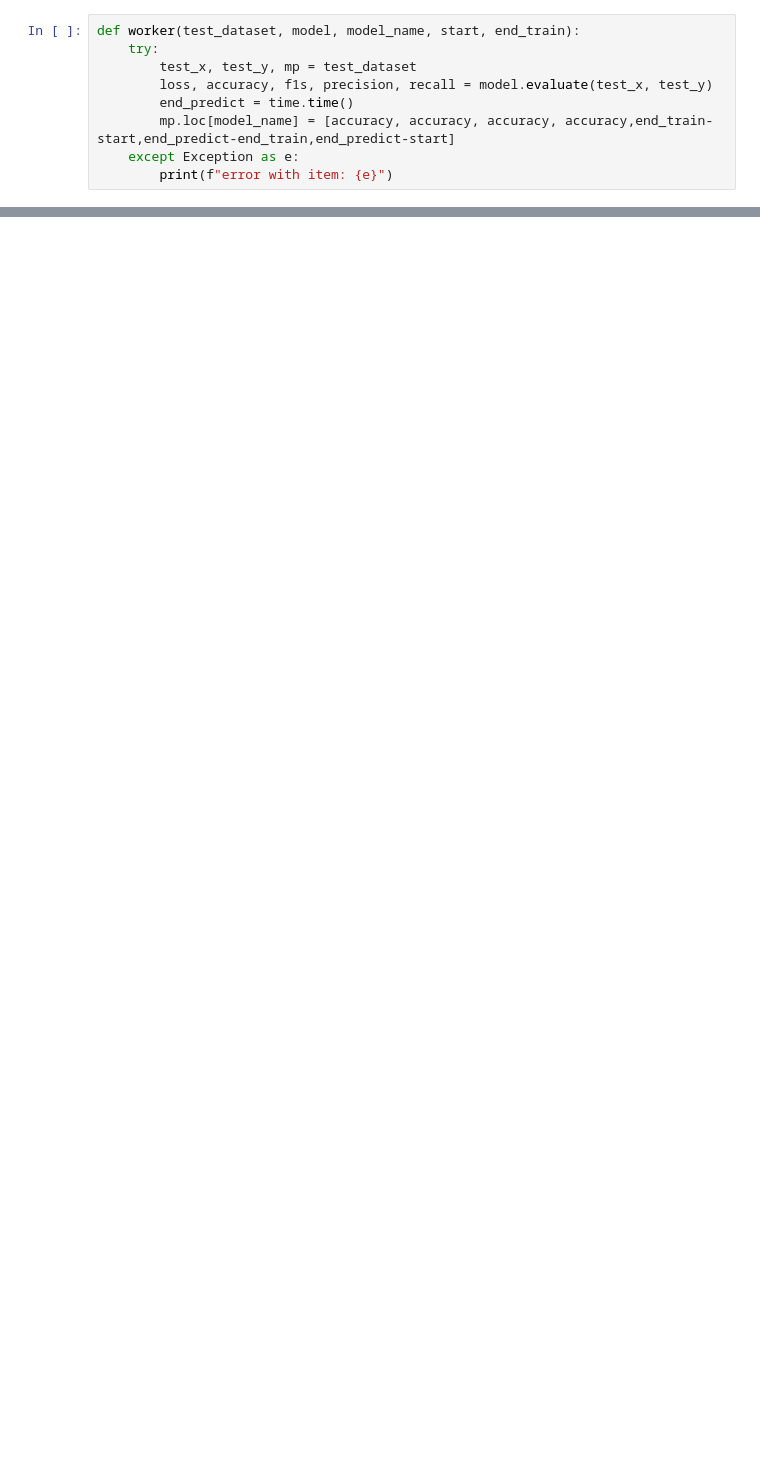
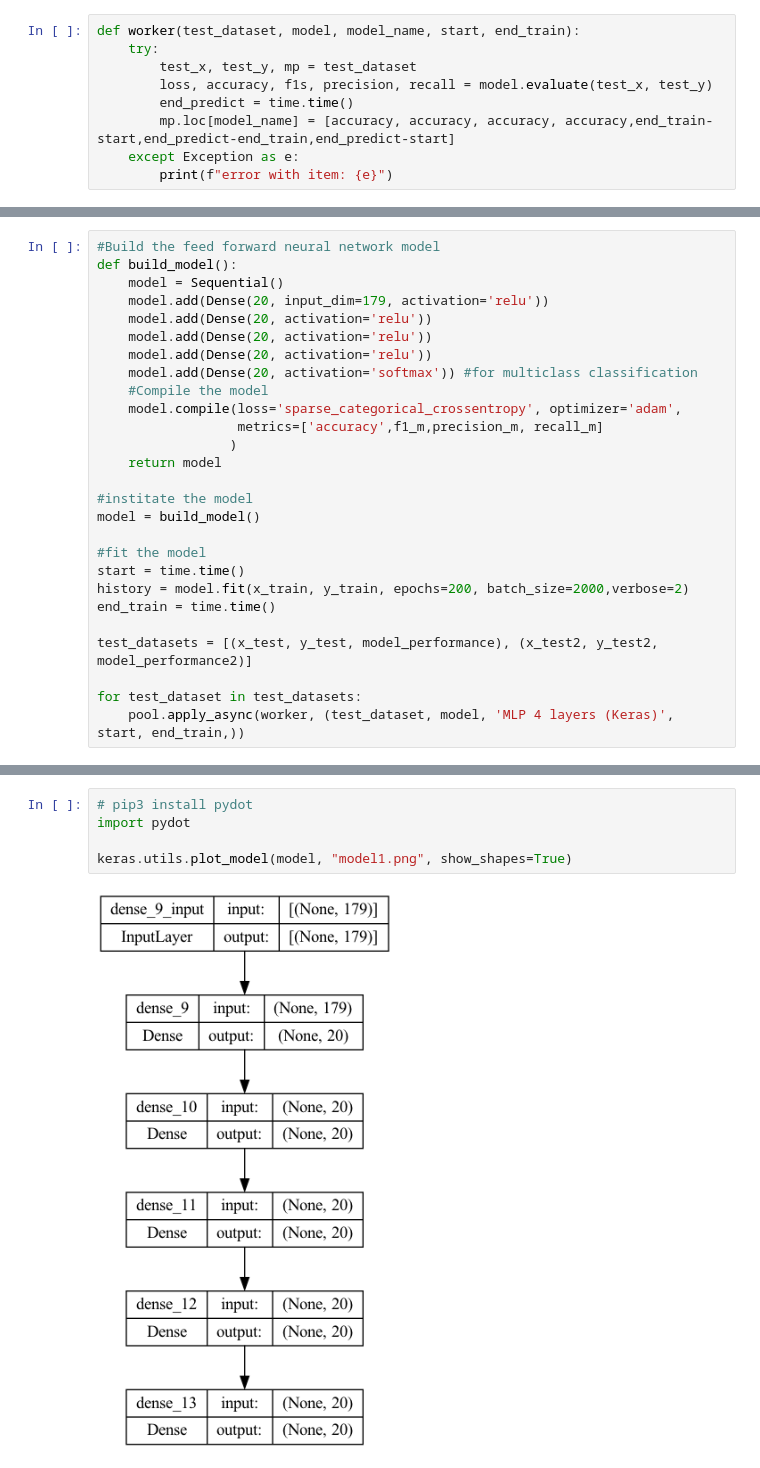
Before and after one commit to cwperks/EAI6980, a Jupyter notebook: Final Project.ipynb, the cells around one changed output, grey strips where cells are left out. Saved outputs shown, nothing was run; the diff lists cells and outputs as text; blank space fills up the shorter version.

Commit message:
Use pydot to visualize model and plot epochs

```diff
--- a/Final Project.ipynb
+++ b/Final Project.ipynb
@@ -1086,0 +1018,27 @@ model_performance.style.background_gradient(cmap='coolwarm').format({'Accuracy':
+# %%
+#Build the feed forward neural network model
+def build_model():
+    model = Sequential()
+    model.add(Dense(20, input_dim=179, activation='relu'))
+    model.add(Dense(20, activation='relu'))
+    model.add(Dense(20, activation='relu'))
+    model.add(Dense(20, activation='relu'))
+    model.add(Dense(20, activation='softmax')) #for multiclass classification
+    #Compile the model
+    model.compile(loss='sparse_categorical_crossentropy', optimizer='adam',
+                  metrics=['accuracy',f1_m,precision_m, recall_m]
+                 )
+    return model
+
+#institate the model
+model = build_model()
+
+#fit the model
+start = time.time()
+history = model.fit(x_train, y_train, epochs=200, batch_size=2000,verbose=2)
+end_train = time.time()
+
+test_datasets = [(x_test, y_test, model_performance), (x_test2, y_test2, model_performance2)]
+
+for test_dataset in test_datasets:
+    pool.apply_async(worker, (test_dataset, model, 'MLP 4 layers (Keras)', start, end_train,))
@@ -1086,0 +1112,7 @@ model_performance.style.background_gradient(cmap='coolwarm').format({'Accuracy':
+# %%
+# pip3 install pydot
+import pydot
+
+keras.utils.plot_model(model, "model1.png", show_shapes=True)
+# %% [output]
+[figure, added]
```
Also changed, not shown: parts of 55 cells of this notebook, 3 other files.
